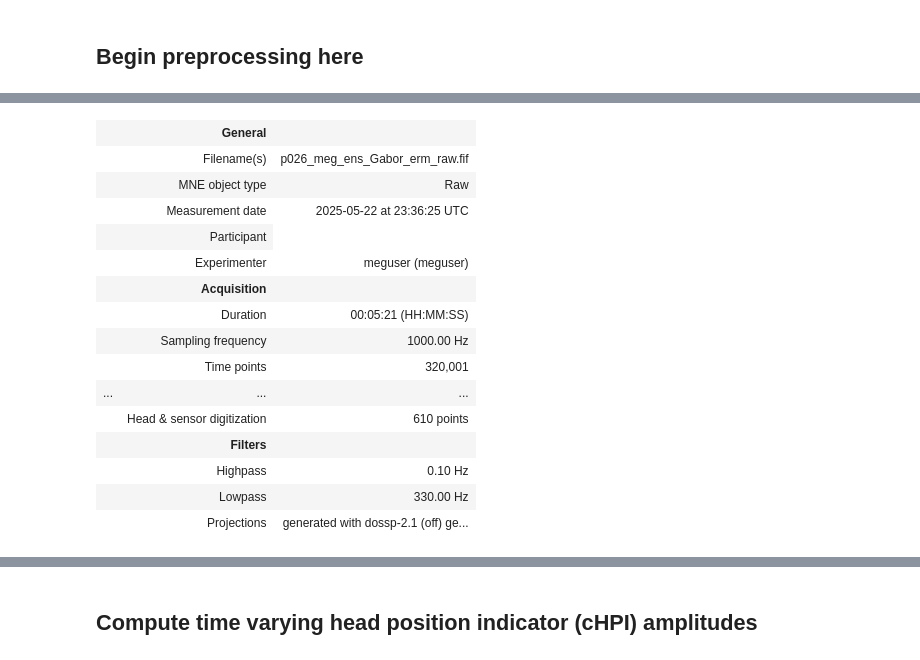
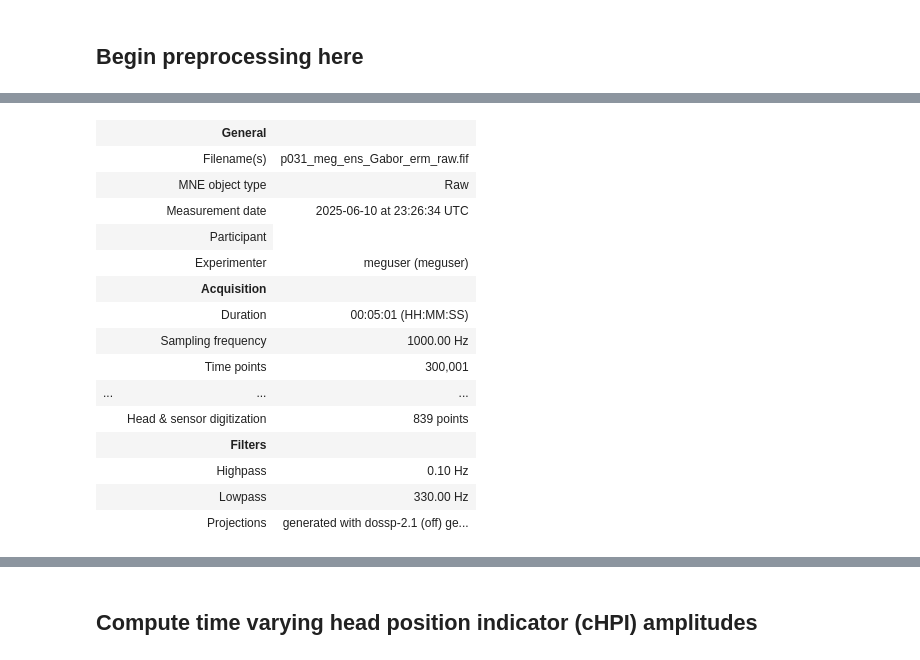
Before and after one commit to siddiskid/IMM-Lab, a Jupyter notebook: 1_GABOR_Preprocessing.ipynb, the cells around one changed output, grey strips where cells are left out. Drawn from its saved outputs; the diff is of its cells as text; code cells hidden in the pictures.

```diff
--- a/1_GABOR_Preprocessing.ipynb
+++ b/1_GABOR_Preprocessing.ipynb
@@ -408,20 +403,20 @@ duration of raw erm data: 327.999
 # %%
 # Crop data such that it is divisible by tsss_dur (10)
-raw.crop(tmax=3140)
-raw_erm.crop(tmax=320)
+raw.crop(tmax=3170)
+raw_erm.crop(tmax=300)
 # %% [output]
 |  | General |  |
-|  | Filename(s) | p026_meg_ens_Gabor_erm_raw.fif |
+|  | Filename(s) | p031_meg_ens_Gabor_erm_raw.fif |
 |  | MNE object type | Raw |
-|  | Measurement date | 2025-05-22 at 23:36:25 UTC |
+|  | Measurement date | 2025-06-10 at 23:26:34 UTC |
 |  | Participant |
 |  | Experimenter | meguser (meguser) |
 |  | Acquisition |  |
-|  | Duration | 00:05:21 (HH:MM:SS) |
+|  | Duration | 00:05:01 (HH:MM:SS) |
 |  | Sampling frequency | 1000.00 Hz |
-|  | Time points | 320,001 |
+|  | Time points | 300,001 |
 | ... | ... | ... |
-|  | Head & sensor digitization | 610 points |
+|  | Head & sensor digitization | 839 points |
 |  | Filters |  |
 |  | Highpass | 0.10 Hz |
 |  | Lowpass | 330.00 Hz |
```
Also changed, not shown: parts of 14 cells of this notebook, 8 other files.
